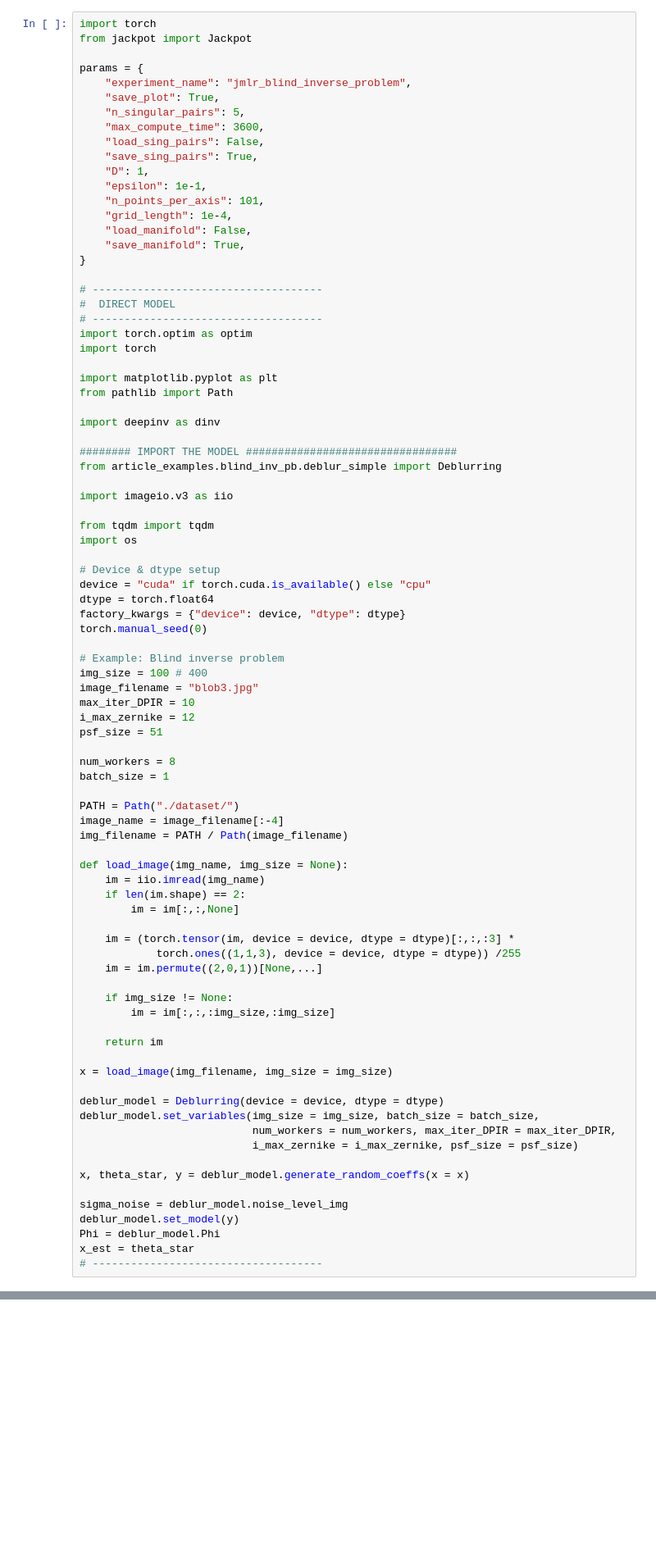
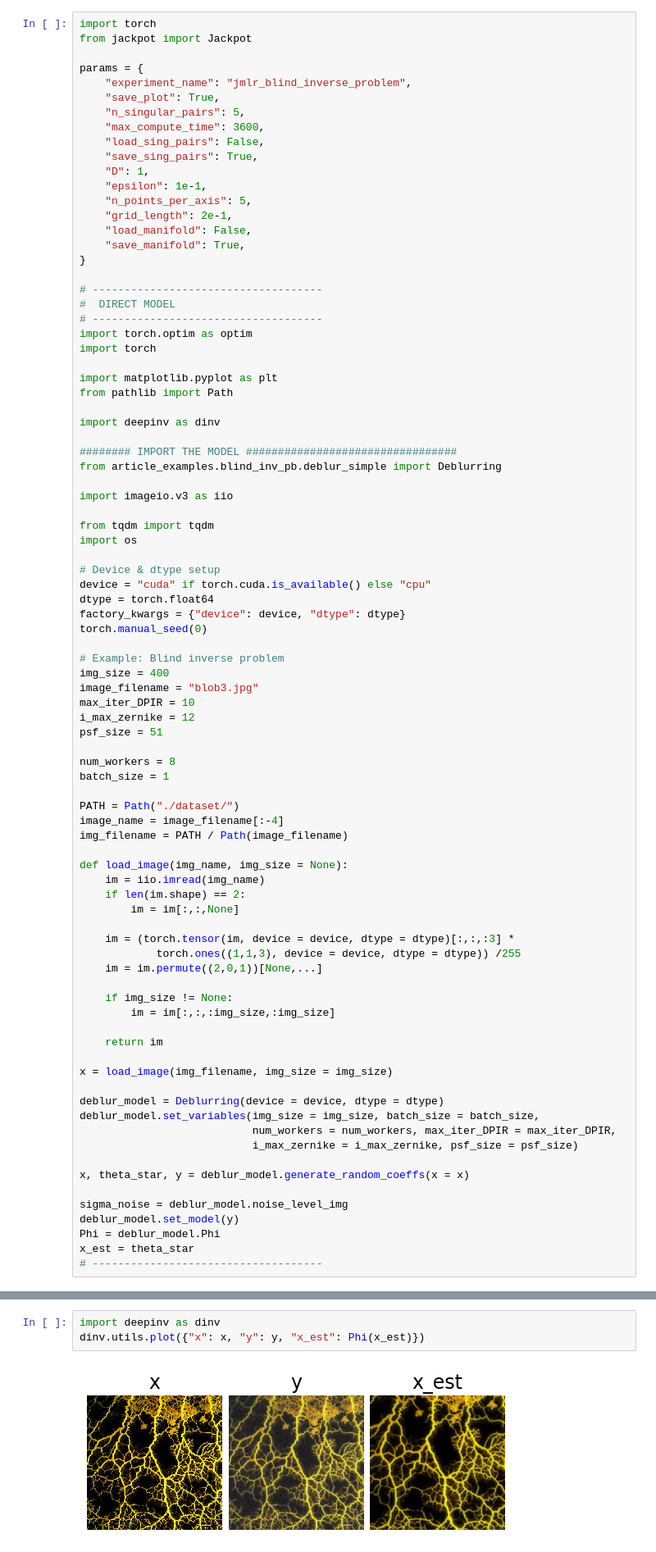
Before and after one commit to munnath/jackpot, a Jupyter notebook: notebooks/blind_inv_pb.ipynb, the cells around one changed output, grey strips where cells are left out. Shown at 82% size. Cells and saved outputs as stored; diff of their text form; blank space fills up the shorter version.

```diff
--- a/notebooks/blind_inv_pb.ipynb
+++ b/notebooks/blind_inv_pb.ipynb
@@ -11,8 +11,8 @@ params = {
     "save_sing_pairs": True,
     "D": 1,
     "epsilon": 1e-1,
-    "n_points_per_axis": 101,
-    "grid_length": 1e-4,
+    "n_points_per_axis": 5,
+    "grid_length": 2e-1,
     "load_manifold": False,
     "save_manifold": True,
 }
@@ -43,7 +43,7 @@ factory_kwargs = {"device": device, "dtype": dtype}
 torch.manual_seed(0)
 
 # Example: Blind inverse problem
-img_size = 100 # 400
+img_size = 400
 image_filename = "blob3.jpg"
 max_iter_DPIR = 10
 i_max_zernike = 12
@@ -122,0 +122,5 @@ jack.mani_dataset_evals.shape
+# %%
+import deepinv as dinv
+dinv.utils.plot({"x": x, "y": y, "x_est": Phi(x_est)})
+# %% [output]
+[figure, added]
```
Also changed, not shown: parts of 6 cells of this notebook, 4 other files.
